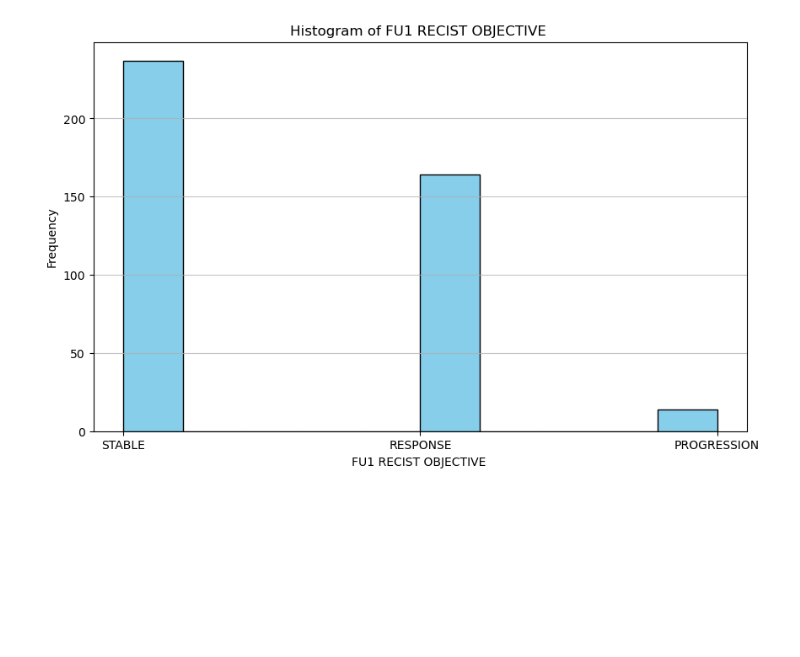
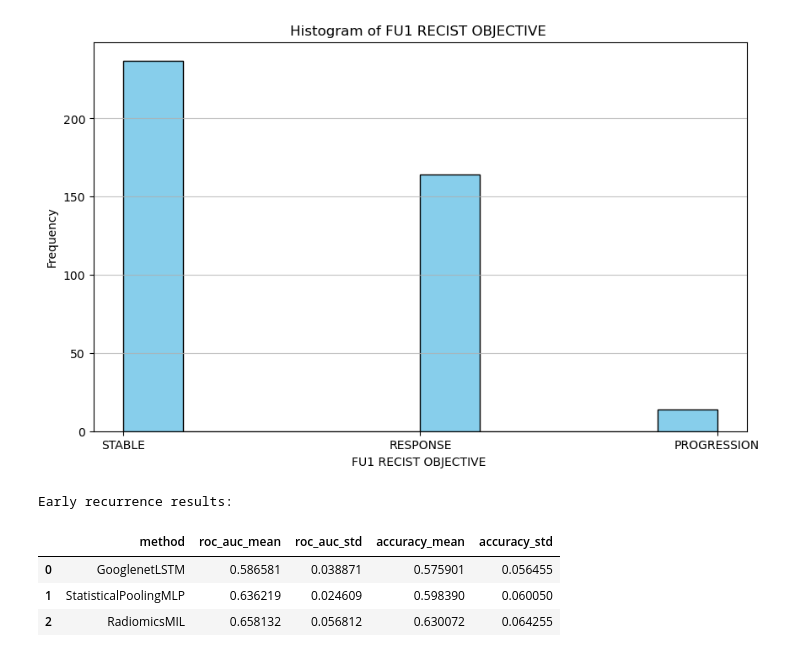
Before and after one commit to rezakarimzadeh/crlm, a Jupyter notebook: notebooks/available_data_statistics.ipynb, the cells around one changed output. Saved outputs shown, nothing was run; the diff lists cells and outputs as text; code cells hidden in the pictures; blank space fills up the shorter version.

Commit message:
googlenet lstm added

```diff
--- a/notebooks/available_data_statistics.ipynb
+++ b/notebooks/available_data_statistics.ipynb
@@ -115,3 +115,37 @@ plot_histogram(filtered_by_segmentation, 'FU1 RECIST OBJECTIVE ', bins=10)
 # %% [output]
 [figure]
 [figure]
+# %%
+import json
+import pandas as pd
+
+def jsons_to_df(json_paths, method_names, columns=None):
+    rows = []
+
+    for path, name in zip(json_paths, method_names):
+        with open(path, "r") as f:
+            d = json.load(f)
+        d["method"] = name
+        rows.append(d)
+
+    df = pd.DataFrame(rows)
+
+    if columns:
+        df = df[["method"] + columns]
+
+    display(df)
+    # return df
+# %%
+json_paths = ['/mnt/l/Basic/divi/jstoker/slicer_pdac/Marius/Reza Morphology/codes/Results/GooglenetLSTM/early_recurrence/fivefold_aggregated_results.json',
+              '/mnt/l/Basic/divi/jstoker/slicer_pdac/Marius/Reza Morphology/codes/Results/StatisticalPoolingMLP_early_recurrence_shape_boundary_intensity_texture/fivefold_aggregated_results.json',
+              '/mnt/l/Basic/divi/jstoker/slicer_pdac/Marius/Reza Morphology/codes/Results/RadiomicsMIL_early_recurrence_shape_boundary_intensity_texture/fivefold_aggregated_results.json']
+method_names = ['GooglenetLSTM', 'StatisticalPoolingMLP', 'RadiomicsMIL']
+columns = ['roc_auc_mean', 'roc_auc_std', 'accuracy_mean', 'accuracy_std']
+print("Early recurrence results:")
+jsons_to_df(json_paths, method_names, columns)
+# %% [output]
+Early recurrence results:
+|  | method | roc_auc_mean | roc_auc_std | accuracy_mean | accuracy_std |
+| 0 | GooglenetLSTM | 0.586581 | 0.038871 | 0.575901 | 0.056455 |
+| 1 | StatisticalPoolingMLP | 0.636219 | 0.024609 | 0.598390 | 0.060050 |
+| 2 | RadiomicsMIL | 0.658132 | 0.056812 | 0.630072 | 0.064255 |
```
Also changed, not shown: parts of 1 cell of this notebook, 7 other files.
